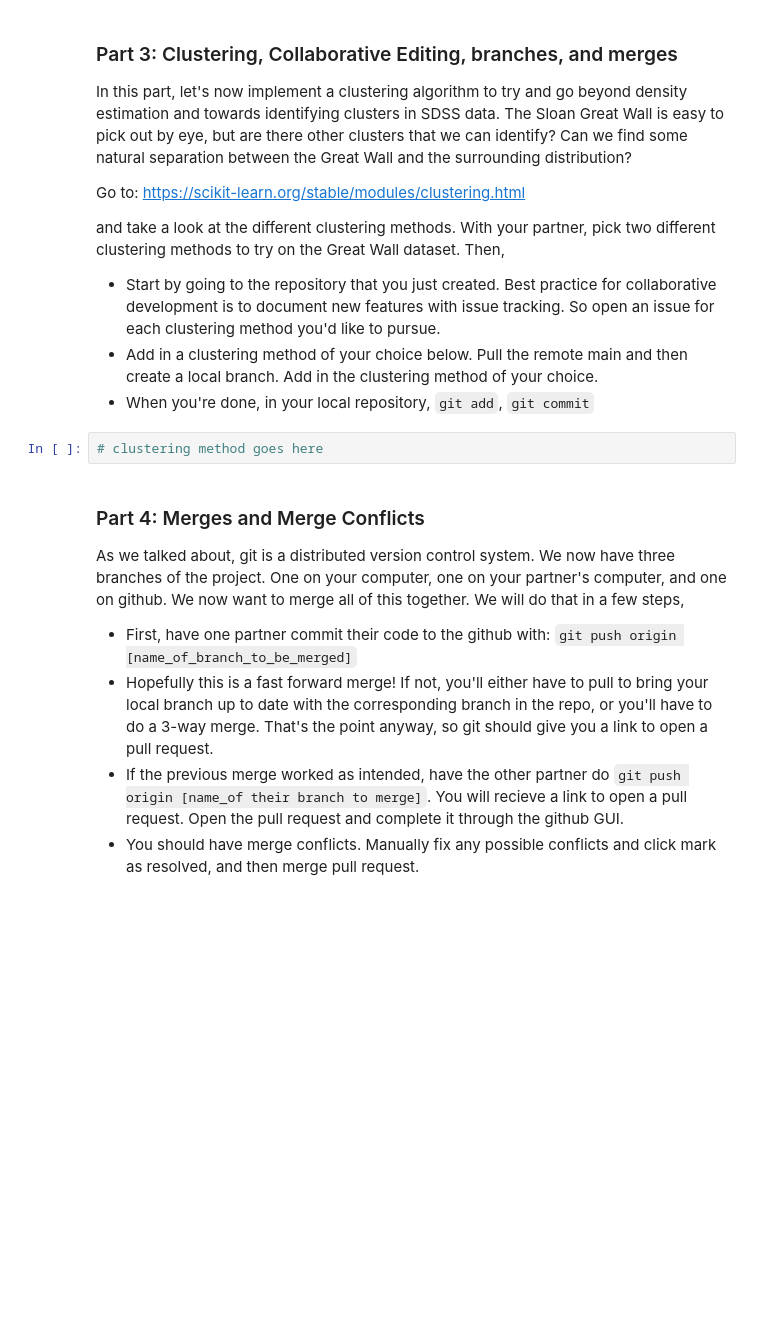
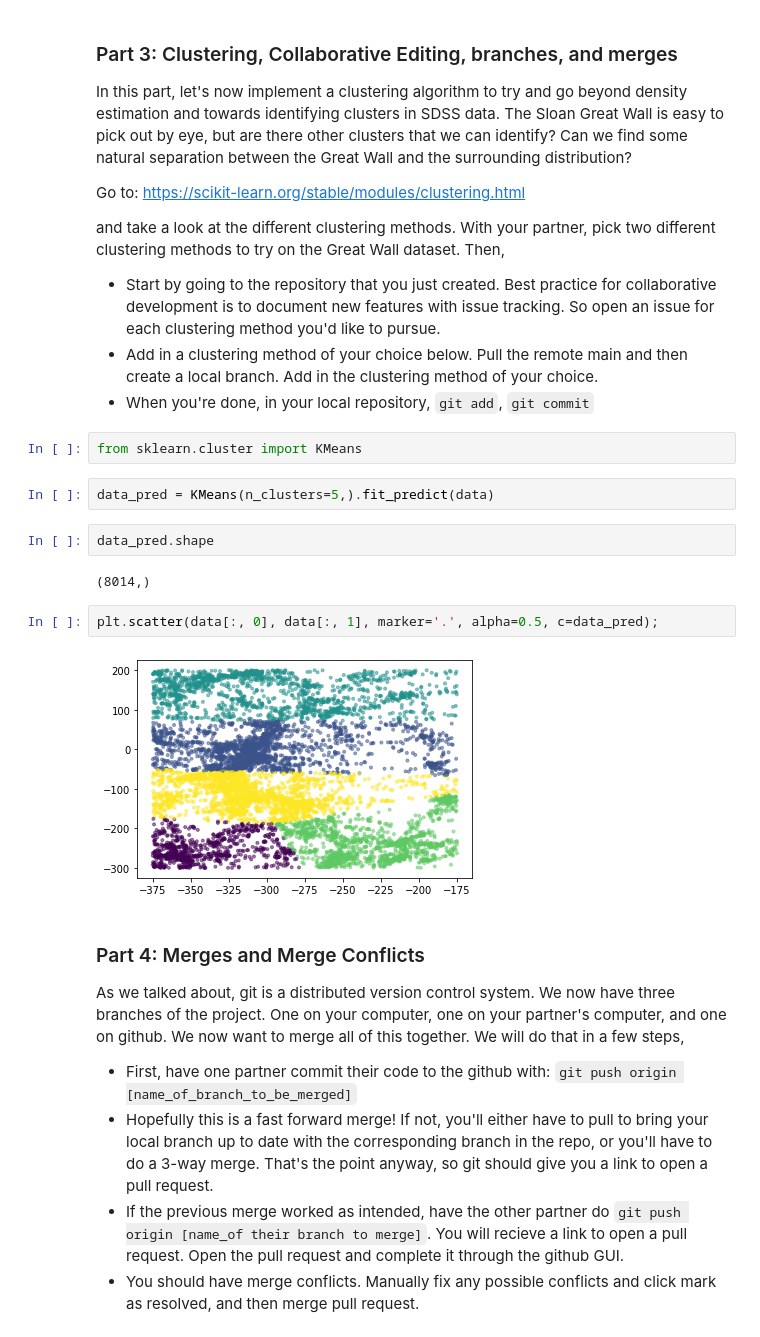
Before and after one commit to murphyjm/dsfp_git_intro, a Jupyter notebook: DSFP_intro_2_git_copy.ipynb, the cells around one changed output. Saved outputs shown, nothing was run; the diff lists cells and outputs as text; blank space fills up the shorter version.

Commit message:
K-means clustering

```diff
--- a/DSFP_intro_2_git_copy.ipynb
+++ b/DSFP_intro_2_git_copy.ipynb
@@ -160,8 +160,18 @@ and take a look at the different clustering methods. With your partner, pick two
 * Start by going to the repository that you just created. Best practice for collaborative development is to document new features with issue tracking. So open an issue for each clustering method you'd like to pursue.
 * Add in a clustering method of your choice below. Pull the remote main and then create a local branch. Add in the clustering method of your choice.
 * When you're done, in your local repository, `git add`, `git commit`
-# %%
-# clustering method goes here
+# %%
+from sklearn.cluster import KMeans
+# %%
+data_pred = KMeans(n_clusters=5,).fit_predict(data)
+# %%
+data_pred.shape
+# %% [output]
+(8014,)
+# %%
+plt.scatter(data[:, 0], data[:, 1], marker='.', alpha=0.5, c=data_pred);
+# %% [output]
+[figure, added]
 # %% [markdown]
 ### Part 4: Merges and Merge Conflicts
 
```
